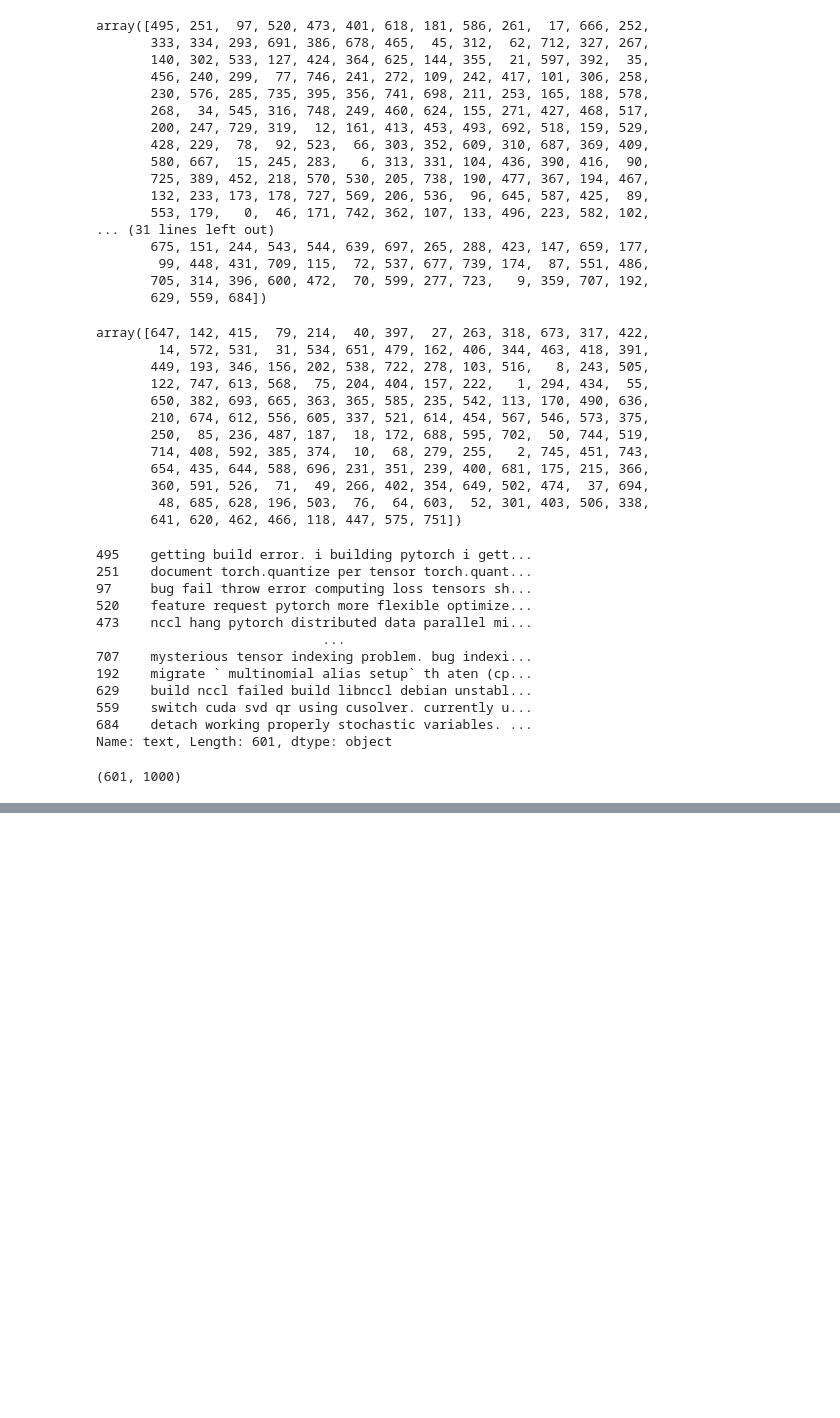
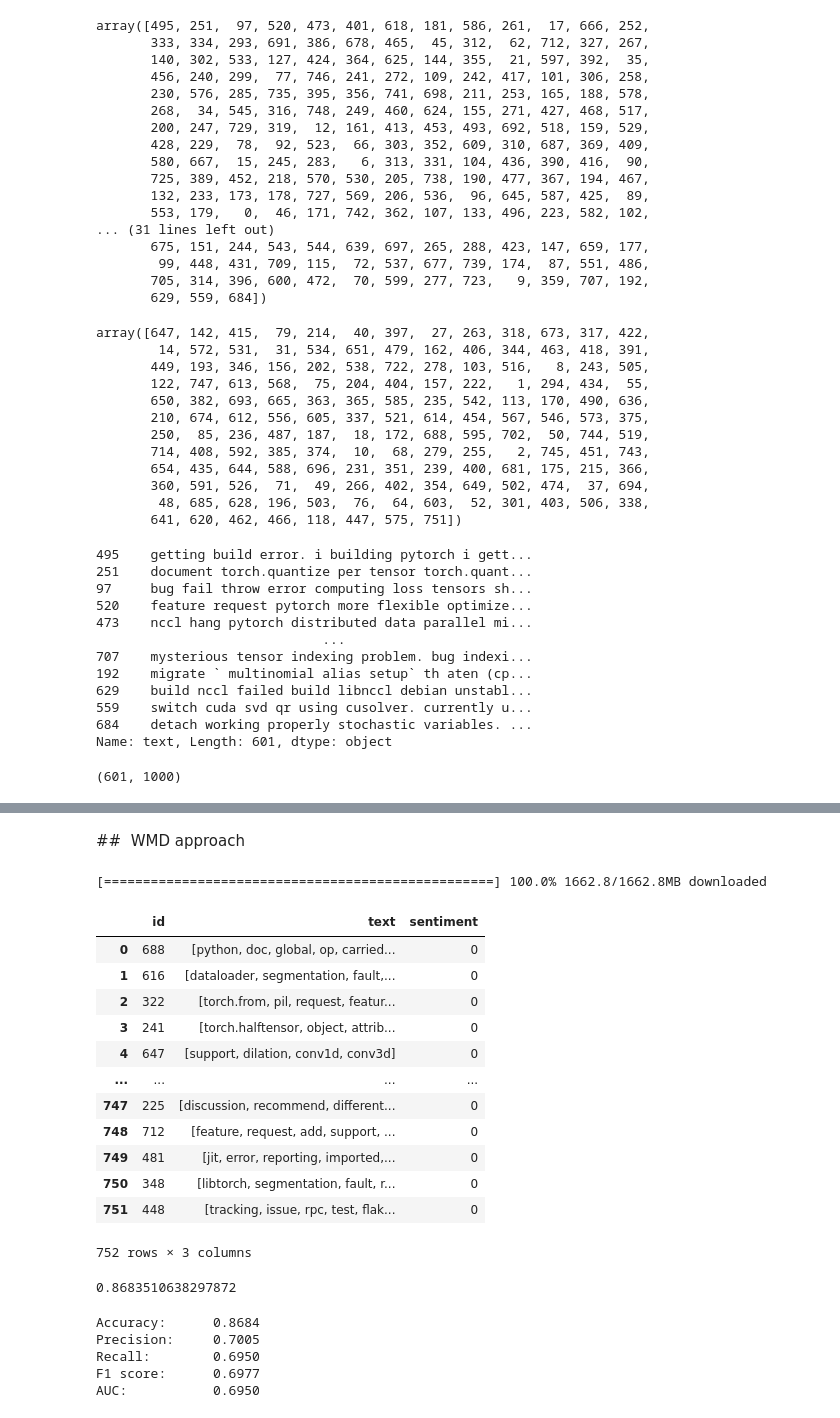
Before and after one commit to Dwikavindra/ISE, a Jupyter notebook: lab1/br_classification.ipynb, the cells around one changed output, grey strips where cells are left out. Cells and saved outputs as stored; diff of their text form; code cells hidden in the pictures; blank space fills up the shorter version.

```diff
--- a/lab1/br_classification.ipynb
+++ b/lab1/br_classification.ipynb
@@ -331,0 +580,6 @@ X_train.shape
+# %%
+def remove_punkt(tokens):
+    punctuation_set = set(string.punctuation)
+    return [word for word in tokens if not all(char in punctuation_set for char in word)]
+# %%
+data[text_col]= data[text_col].apply(remove_punkt)
@@ -331,0 +629,14 @@ X_train.shape
+# %%
+
+lemmatizer = WordNetLemmatizer()
+def lemmatize_tokens(tokens):
+    """
+    Lemmatizes a list of tokenized words.
+    :param tokens: List of tokenized words
+    :return: List of lemmatized words
+    """
+    return [lemmatizer.lemmatize(word) for word in tokens]
+# %%
+data[text_col]= data[text_col].apply(lemmatize_tokens)
+# %% [markdown]
+##  WMD approach
@@ -331,0 +648,4 @@ X_train.shape
+# %%
+model = api.load('word2vec-google-news-300')
+# %% [output]
+[==================================================] 100.0% 1662.8/1662.8MB downloaded
@@ -331,0 +672,22 @@ X_train.shape
+# %%
+# X_test= np.array((data[text_col])
+X_test_with_Y_Pred=pd.DataFrame(
+    data,
+    columns=["id",text_col,"sentiment"],
+
+)
+X_test_with_Y_Pred
+# %% [output]
+|  | id | text | sentiment |
+| 0 | 688 | [python, doc, global, op, carried... | 0 |
+| 1 | 616 | [dataloader, segmentation, fault,... | 0 |
+| 2 | 322 | [torch.from, pil, request, featur... | 0 |
+| 3 | 241 | [torch.halftensor, object, attrib... | 0 |
+| 4 | 647 | [support, dilation, conv1d, conv3d] | 0 |
+| ... | ... | ... | ... |
+| 747 | 225 | [discussion, recommend, different... | 0 |
+| 748 | 712 | [feature, request, add, support, ... | 0 |
+| 749 | 481 | [jit, error, reporting, imported,... | 0 |
+| 750 | 348 | [libtorch, segmentation, fault, r... | 0 |
+| 751 | 448 | [tracking, issue, rpc, test, flak... | 0 |
+752 rows × 3 columns
@@ -331,0 +698,5 @@ X_train.shape
+# %%
+acc = accuracy_score(X_test_with_Y_Pred['sentiment'], X_result['sentiment'])
+acc
+# %% [output]
+0.8683510638297872
@@ -331,0 +716,12 @@ X_train.shape
+# %%
+print(f"Accuracy:      {acc:.4f}")
+print(f"Precision:     {prec:.4f}")
+print(f"Recall:        {rec:.4f}")
+print(f"F1 score:      {f1:.4f}")
+print(f"AUC:           {auc_val:.4f}")
+# %% [output]
+Accuracy:      0.8684
+Precision:     0.7005
+Recall:        0.6950
+F1 score:      0.6977
+AUC:           0.6950
```
Also changed, not shown: parts of 35 cells of this notebook, 3 other files.
